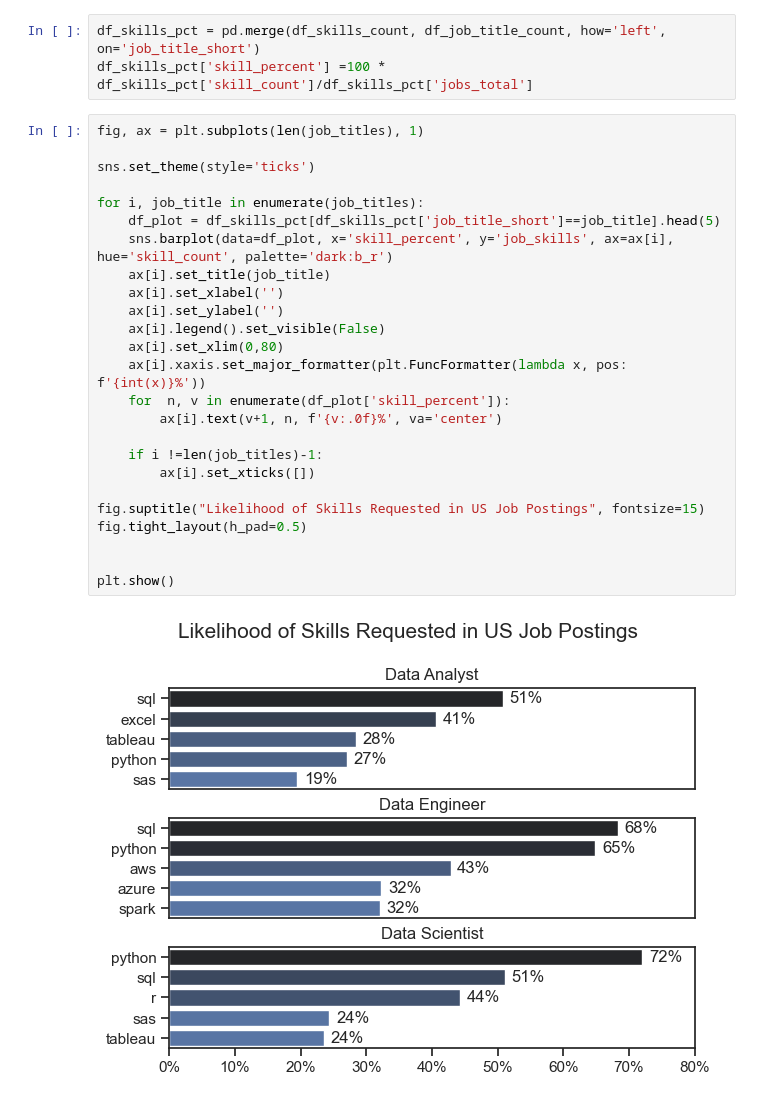
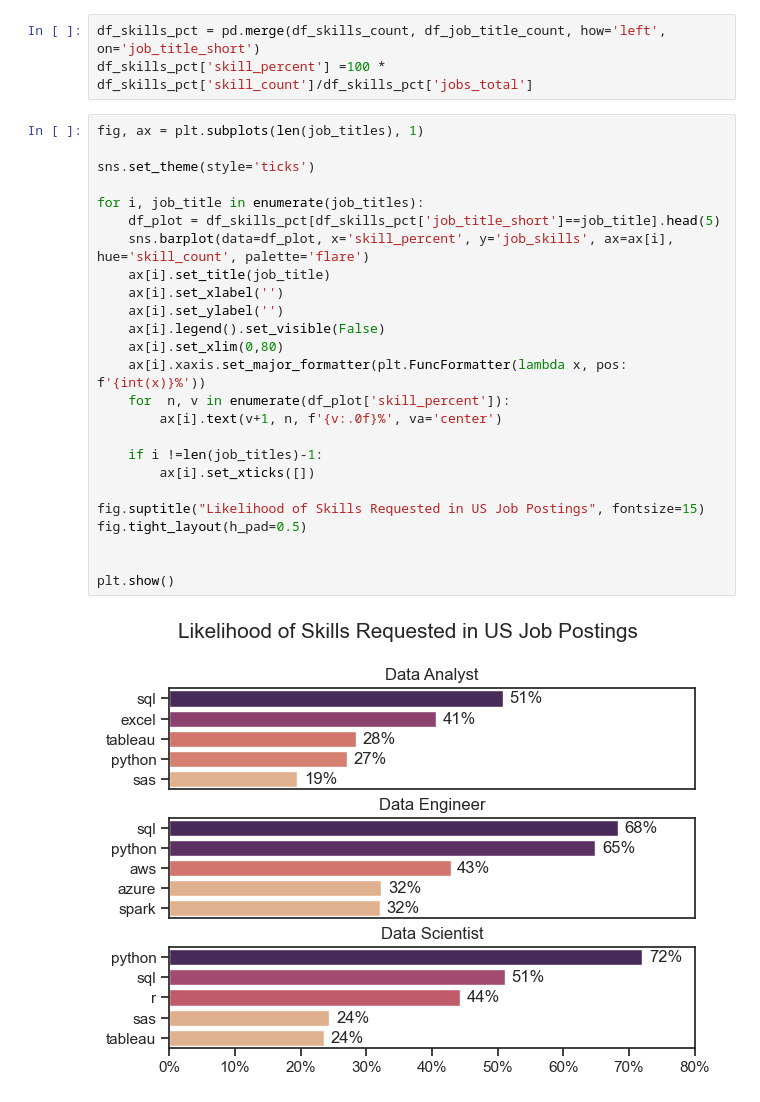
Before and after one commit to dylansti02/python_data_project, a Jupyter notebook: 3_project/2_skill_demand.ipynb, the cells around one changed output. Saved outputs shown, nothing was run; the diff lists cells and outputs as text.

Commit message:
Added project notebook 3, updated visualizations

```diff
--- a/3_project/2_skill_demand.ipynb
+++ b/3_project/2_skill_demand.ipynb
@@ -71,27 +71,27 @@ df_skills_pct['skill_percent'] =100 * df_skills_pct['skill_count']/df_skills_pct
 # %%
 fig, ax = plt.subplots(len(job_titles), 1)
 
 sns.set_theme(style='ticks')
 
 for i, job_title in enumerate(job_titles):
     df_plot = df_skills_pct[df_skills_pct['job_title_short']==job_title].head(5)
-    sns.barplot(data=df_plot, x='skill_percent', y='job_skills', ax=ax[i], hue='skill_count', palette='dark:b_r')
+    sns.barplot(data=df_plot, x='skill_percent', y='job_skills', ax=ax[i], hue='skill_count', palette='flare')
     ax[i].set_title(job_title)
     ax[i].set_xlabel('')
     ax[i].set_ylabel('')
     ax[i].legend().set_visible(False)
     ax[i].set_xlim(0,80)
     ax[i].xaxis.set_major_formatter(plt.FuncFormatter(lambda x, pos: f'{int(x)}%'))
     for  n, v in enumerate(df_plot['skill_percent']):
         ax[i].text(v+1, n, f'{v:.0f}%', va='center')
 
     if i !=len(job_titles)-1:
         ax[i].set_xticks([])
 
 fig.suptitle("Likelihood of Skills Requested in US Job Postings", fontsize=15)
 fig.tight_layout(h_pad=0.5)
 
 
 plt.show()
 # %% [output]
-[figure, old version]
+[figure, new version]
```
Also changed, not shown: 4 other files.
